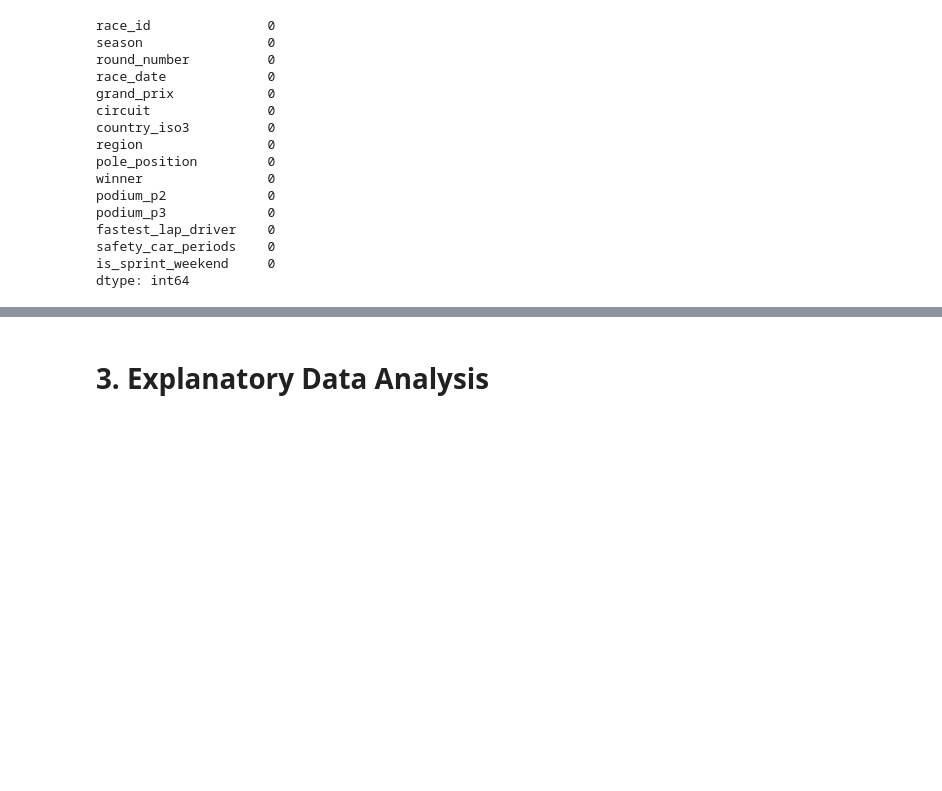
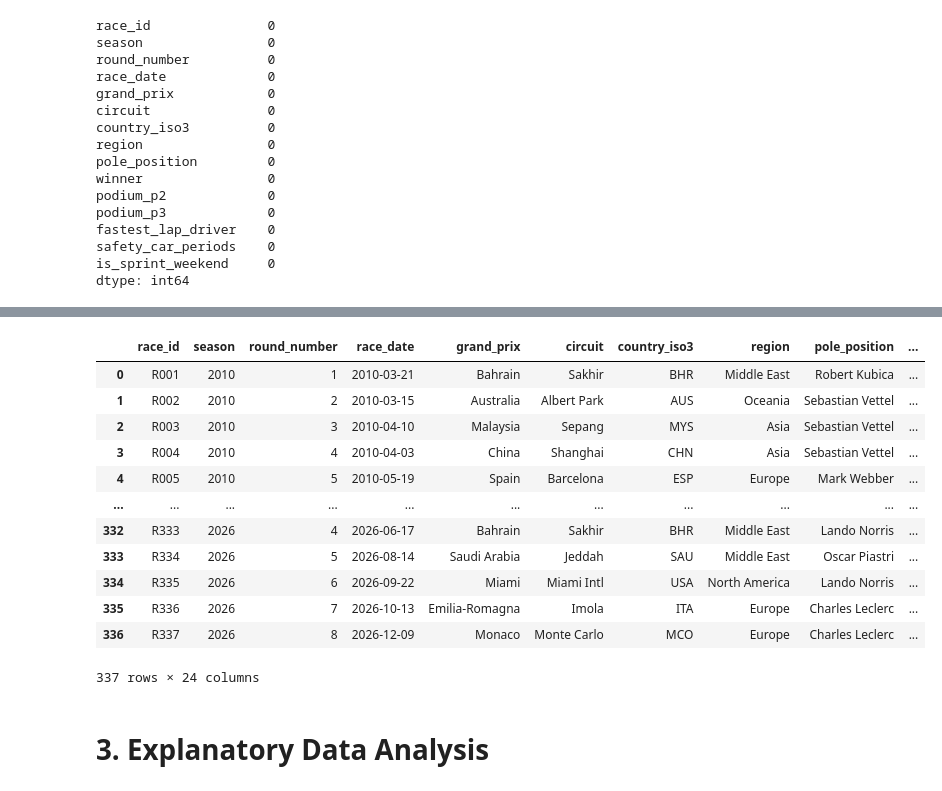
Before and after one commit to abdallahh07/formula1-championship-predictor-, a Jupyter notebook: research.ipynb, the cells around one changed output, grey strips where cells are left out. Saved outputs shown, nothing was run; the diff lists cells and outputs as text; code cells hidden in the pictures; blank space fills up the shorter version.

```diff
--- a/research.ipynb
+++ b/research.ipynb
@@ -134,0 +143,2 @@ dtype: int64
+# %%
+mer = results.merge(business,on = "season" , how="left")
@@ -135,3 +156,19 @@ dtype: int64
+# %%
+mer
+# %% [output]
+|  | race_id | season | round_number | race_date | grand_prix | circuit | country_iso3 | region | pole_position | ... |
+| 0 | R001 | 2010 | 1 | 2010-03-21 | Bahrain | Sakhir | BHR | Middle East | Robert Kubica | ... |
+| 1 | R002 | 2010 | 2 | 2010-03-15 | Australia | Albert Park | AUS | Oceania | Sebastian Vettel | ... |
+| 2 | R003 | 2010 | 3 | 2010-04-10 | Malaysia | Sepang | MYS | Asia | Sebastian Vettel | ... |
+| 3 | R004 | 2010 | 4 | 2010-04-03 | China | Shanghai | CHN | Asia | Sebastian Vettel | ... |
+| 4 | R005 | 2010 | 5 | 2010-05-19 | Spain | Barcelona | ESP | Europe | Mark Webber | ... |
+| ... | ... | ... | ... | ... | ... | ... | ... | ... | ... | ... |
+| 332 | R333 | 2026 | 4 | 2026-06-17 | Bahrain | Sakhir | BHR | Middle East | Lando Norris | ... |
+| 333 | R334 | 2026 | 5 | 2026-08-14 | Saudi Arabia | Jeddah | SAU | Middle East | Oscar Piastri | ... |
+| 334 | R335 | 2026 | 6 | 2026-09-22 | Miami | Miami Intl | USA | North America | Lando Norris | ... |
+| 335 | R336 | 2026 | 7 | 2026-10-13 | Emilia-Romagna | Imola | ITA | Europe | Charles Leclerc | ... |
+| 336 | R337 | 2026 | 8 | 2026-12-09 | Monaco | Monte Carlo | MCO | Europe | Charles Leclerc | ... |
+337 rows × 24 columns
 # %% [markdown]
 # 3. Explanatory Data Analysis
 # %% [markdown]
```
Also changed, not shown: parts of 30 cells of this notebook, 3 other files.
